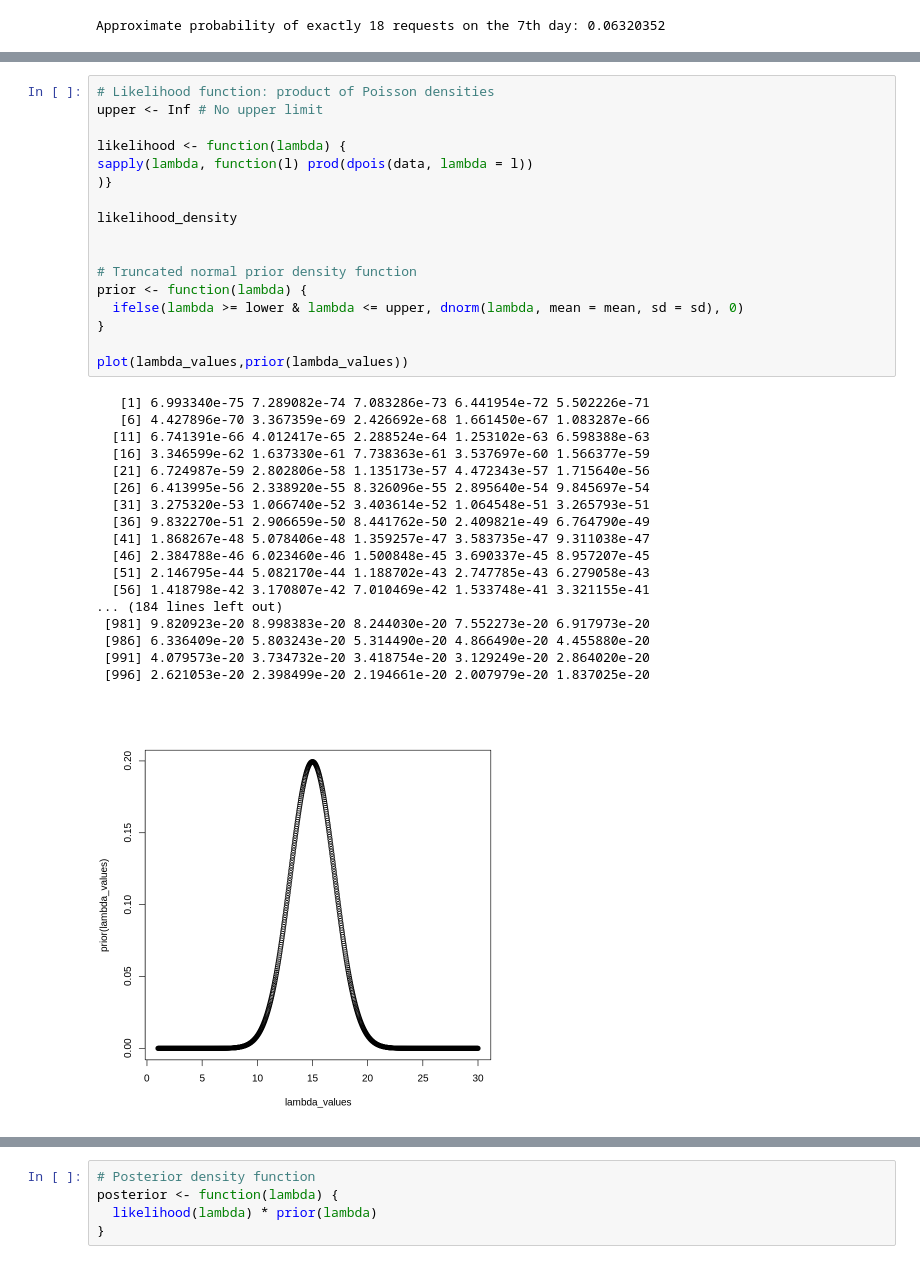
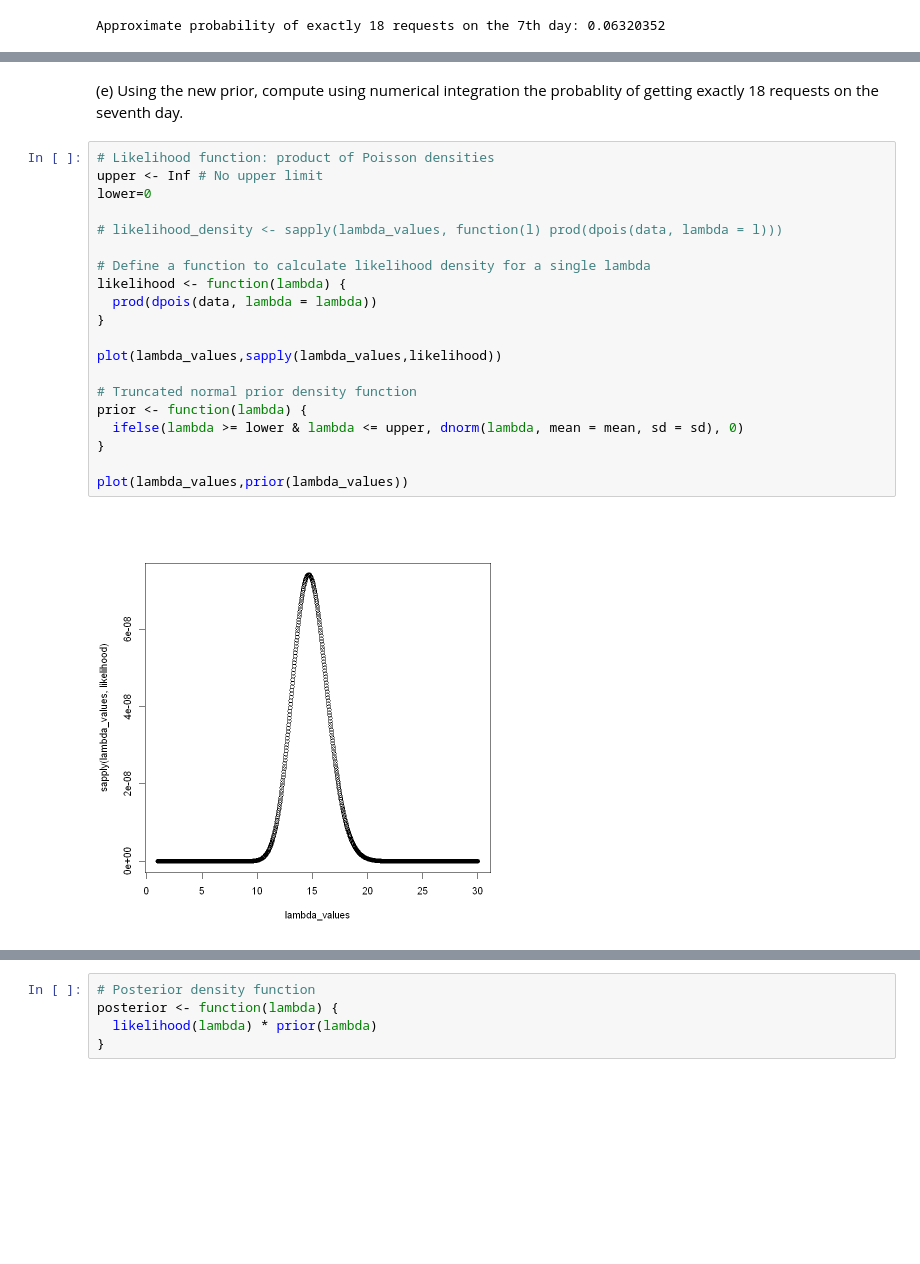
Before and after one commit to focccus/MVE550-Stochastic-processes, a Jupyter notebook: A1/assignment1.ipynb, the cells around one changed output, grey strips where cells are left out. Drawn from its saved outputs; the diff is of its cells as text; blank space fills up the shorter version.

```diff
--- a/A1/assignment1.ipynb
+++ b/A1/assignment1.ipynb
@@ -180,36 +174,24 @@ Approximate probability of exactly 18 requests on the 7th day: 0.06531986
+# %% [markdown]
+(e) Using the new prior, compute using numerical integration the probablity of getting exactly 18 requests on the seventh day.
 # %%
 # Likelihood function: product of Poisson densities
 upper <- Inf # No upper limit
+lower=0
 
+# likelihood_density <- sapply(lambda_values, function(l) prod(dpois(data, lambda = l)))
+
+# Define a function to calculate likelihood density for a single lambda
 likelihood <- function(lambda) {
-sapply(lambda, function(l) prod(dpois(data, lambda = l))
-)}
+  prod(dpois(data, lambda = lambda))
+}
 
-likelihood_density
-
+plot(lambda_values,sapply(lambda_values,likelihood))
 
 # Truncated normal prior density function
 prior <- function(lambda) {
   ifelse(lambda >= lower & lambda <= upper, dnorm(lambda, mean = mean, sd = sd), 0)
 }
 
 plot(lambda_values,prior(lambda_values))
 # %% [output]
-   [1] 6.993340e-75 7.289082e-74 7.083286e-73 6.441954e-72 5.502226e-71
-   [6] 4.427896e-70 3.367359e-69 2.426692e-68 1.661450e-67 1.083287e-66
-  [11] 6.741391e-66 4.012417e-65 2.288524e-64 1.253102e-63 6.598388e-63
-  [16] 3.346599e-62 1.637330e-61 7.738363e-61 3.537697e-60 1.566377e-59
-  [21] 6.724987e-59 2.802806e-58 1.135173e-57 4.472343e-57 1.715640e-56
-  [26] 6.413995e-56 2.338920e-55 8.326096e-55 2.895640e-54 9.845697e-54
-  [31] 3.275320e-53 1.066740e-52 3.403614e-52 1.064548e-51 3.265793e-51
-  [36] 9.832270e-51 2.906659e-50 8.441762e-50 2.409821e-49 6.764790e-49
-  [41] 1.868267e-48 5.078406e-48 1.359257e-47 3.583735e-47 9.311038e-47
-  [46] 2.384788e-46 6.023460e-46 1.500848e-45 3.690337e-45 8.957207e-45
-  [51] 2.146795e-44 5.082170e-44 1.188702e-43 2.747785e-43 6.279058e-43
-  [56] 1.418798e-42 3.170807e-42 7.010469e-42 1.533748e-41 3.321155e-41
-... (184 lines left out)
- [981] 9.820923e-20 8.998383e-20 8.244030e-20 7.552273e-20 6.917973e-20
- [986] 6.336409e-20 5.803243e-20 5.314490e-20 4.866490e-20 4.455880e-20
- [991] 4.079573e-20 3.734732e-20 3.418754e-20 3.129249e-20 2.864020e-20
- [996] 2.621053e-20 2.398499e-20 2.194661e-20 2.007979e-20 1.837025e-20
-[figure, old version]
+[figure, new version]
```
Also changed, not shown: parts of 15 cells of this notebook, 1 other file.
